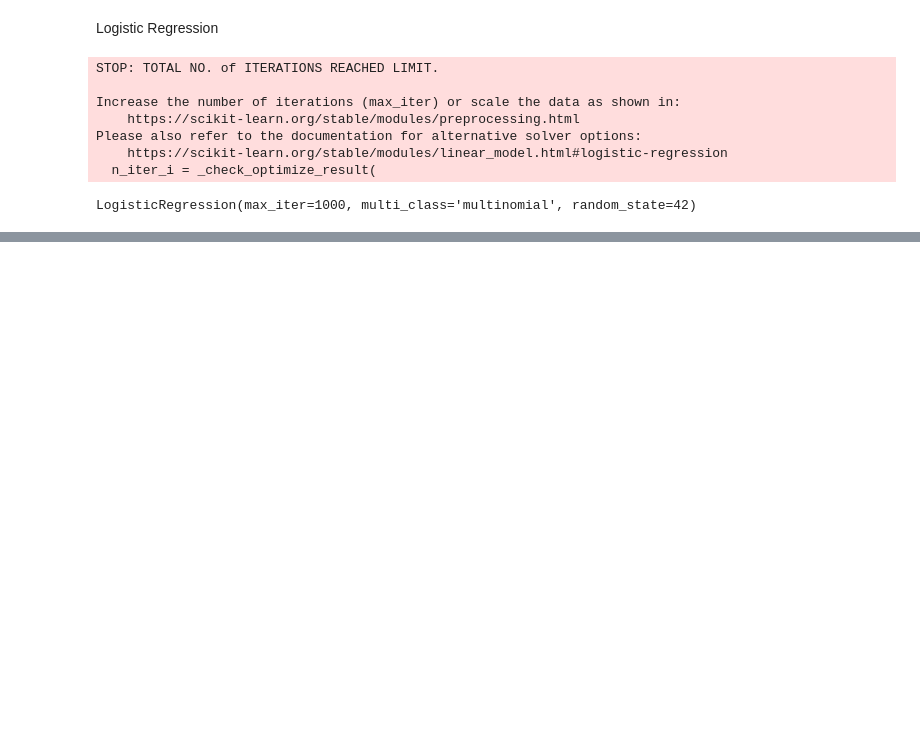
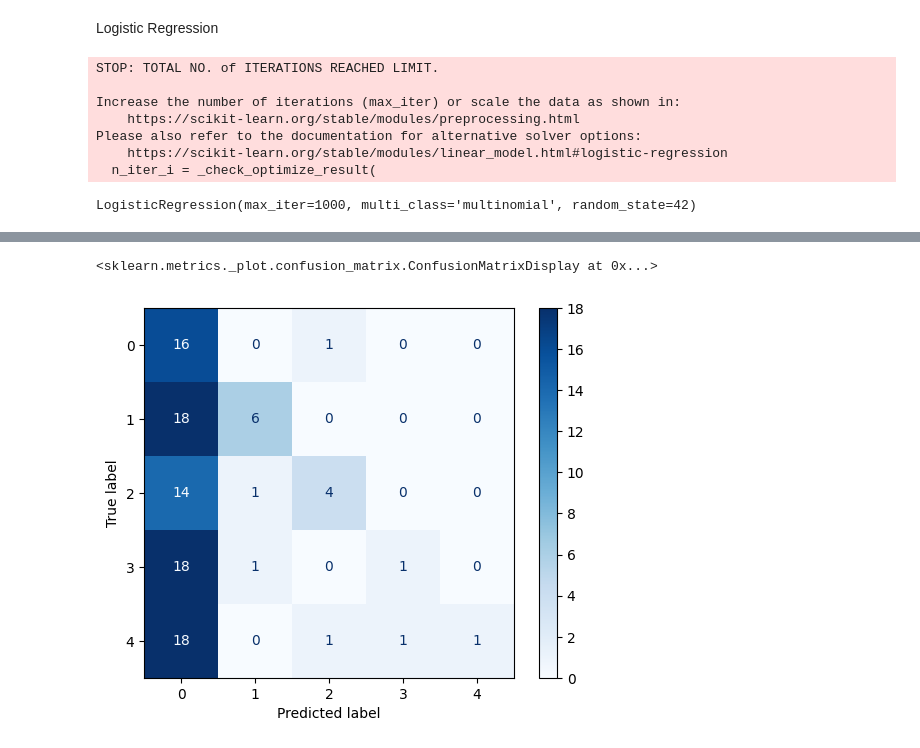
Before and after one commit to rohitbh7/nfl, a Jupyter notebook: datacleaning.ipynb, the cells around one changed output, grey strips where cells are left out. Saved outputs shown, nothing was run; the diff lists cells and outputs as text; code cells hidden in the pictures; blank space fills up the shorter version.

```diff
--- a/datacleaning.ipynb
+++ b/datacleaning.ipynb
@@ -458,0 +496,6 @@ weighted avg       0.23      0.23      0.22       115
+# %%
+param_grid = {
+    'C': [0.1, 1, 10],
+    'gamma': ['scale', 'auto'],
+    'kernel': ['rbf', 'linear']
+}
@@ -458,0 +514,6 @@ weighted avg       0.23      0.23      0.22       115
+# %%
+best_model = grid_search.best_estimator_
+y_pred_best = best_model.predict(X_test)
+
+print("Accuracy:", accuracy_score(y_test, y_pred_best))
+print("Classification Report:\n", classification_report(y_test, y_pred_best))
@@ -458,0 +534,7 @@ weighted avg       0.23      0.23      0.22       115
+# %%
+cm_best = confusion_matrix(y_test, y_pred_best)
+disp_best = ConfusionMatrixDisplay(confusion_matrix=cm_best)
+disp_best.plot(cmap='Blues')
+# %% [output]
+<sklearn.metrics._plot.confusion_matrix.ConfusionMatrixDisplay at 0x...>
+[figure, added]
```
Also changed, not shown: parts of 17 cells of this notebook.
